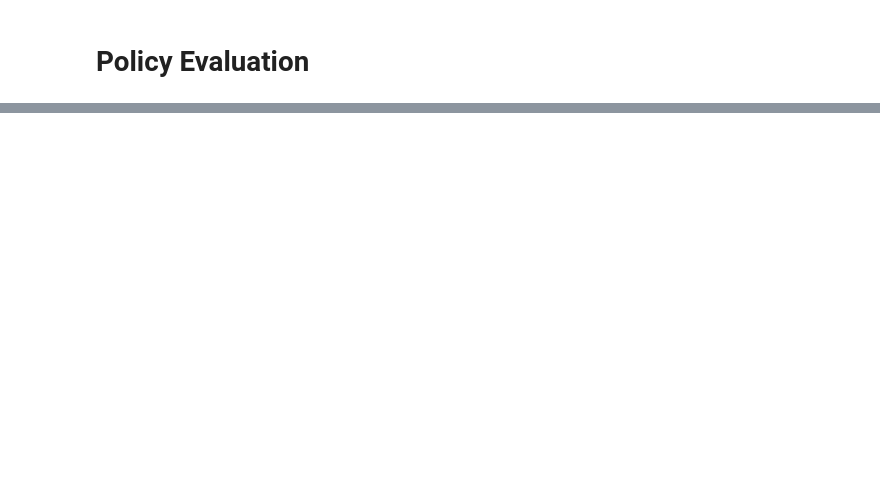
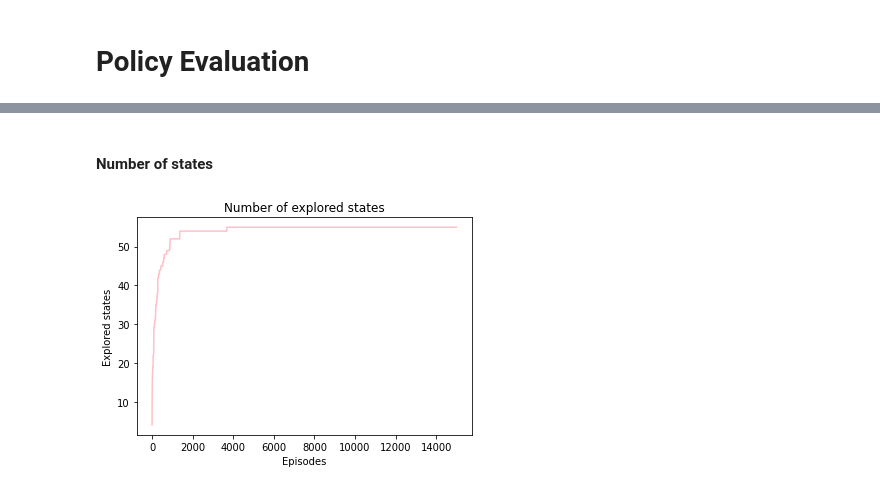
Before and after one commit to juanbeta98/CPSS, a Jupyter notebook: Policy Evaluation.ipynb, the cells around one changed output, grey strips where cells are left out. Saved outputs shown, nothing was run; the diff lists cells and outputs as text; code cells hidden in the pictures; blank space fills up the shorter version.

```diff
--- a/Policy Evaluation.ipynb
+++ b/Policy Evaluation.ipynb
@@ -19,6 +19,6 @@ network = 'SCADA'
 T_max = 6
 termination = 'one goal'
 nw_params = {'Rewards': ['g5']}
-rd_seed = 0
+rd_seed = 100
 init_type = 'active list'
-init_params = ['r1', 'k1', 'k4', 's1', 's3']
+init_params = ['r1', 'k1', 's3', 's2']
@@ -46,0 +153,10 @@ env = CPSsenv(network = network, T_max = T_max, termination = termination, nw_pa
+# %% [markdown]
+#### Number of states
+# %%
+plt.plot(num_states, color = 'pink')
+plt.title('Number of explored states')
+plt.xlabel('Episodes')
+plt.ylabel('Explored states')
+plt.show()
+# %% [output]
+[figure, added]
```
Also changed, not shown: parts of 22 cells of this notebook, 3 other files.
